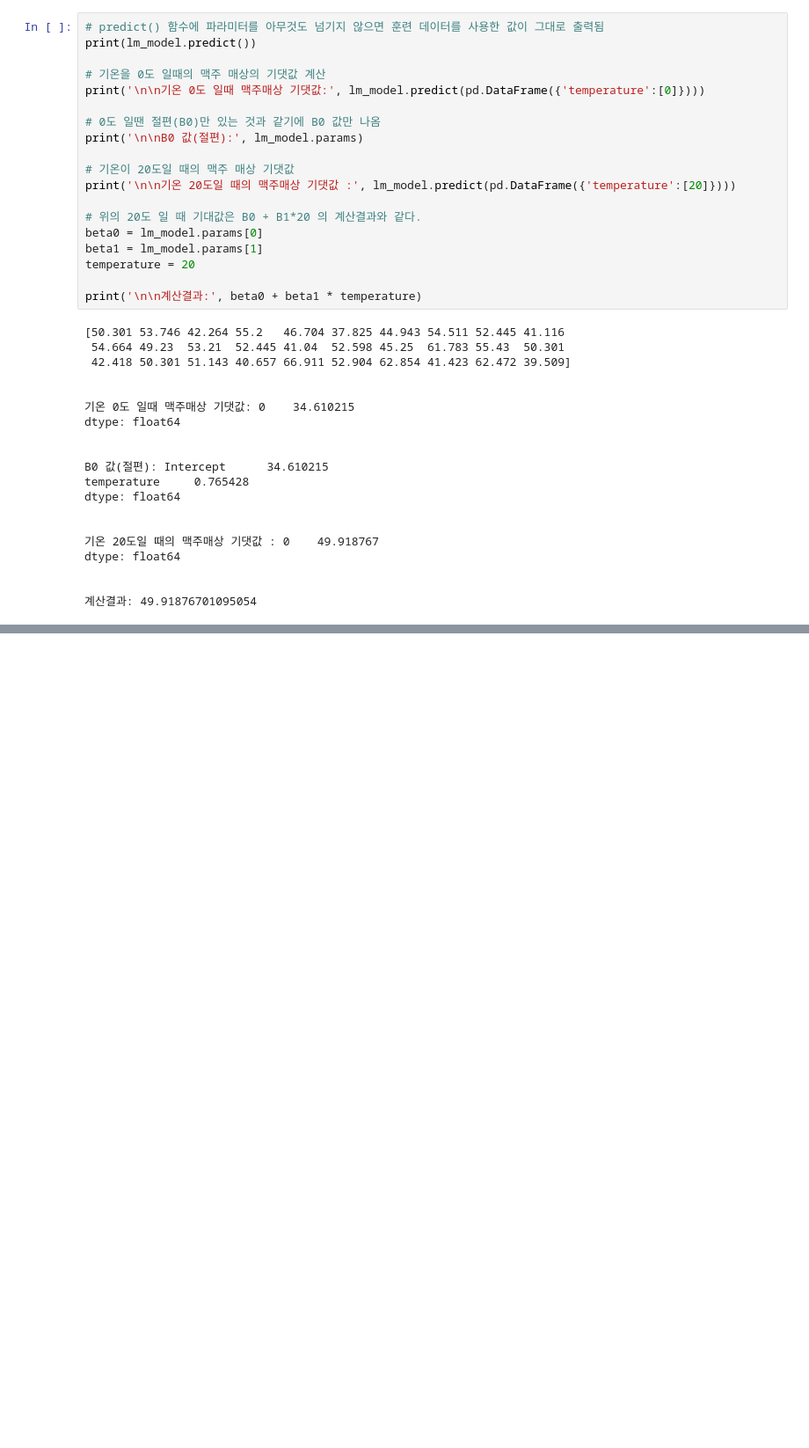
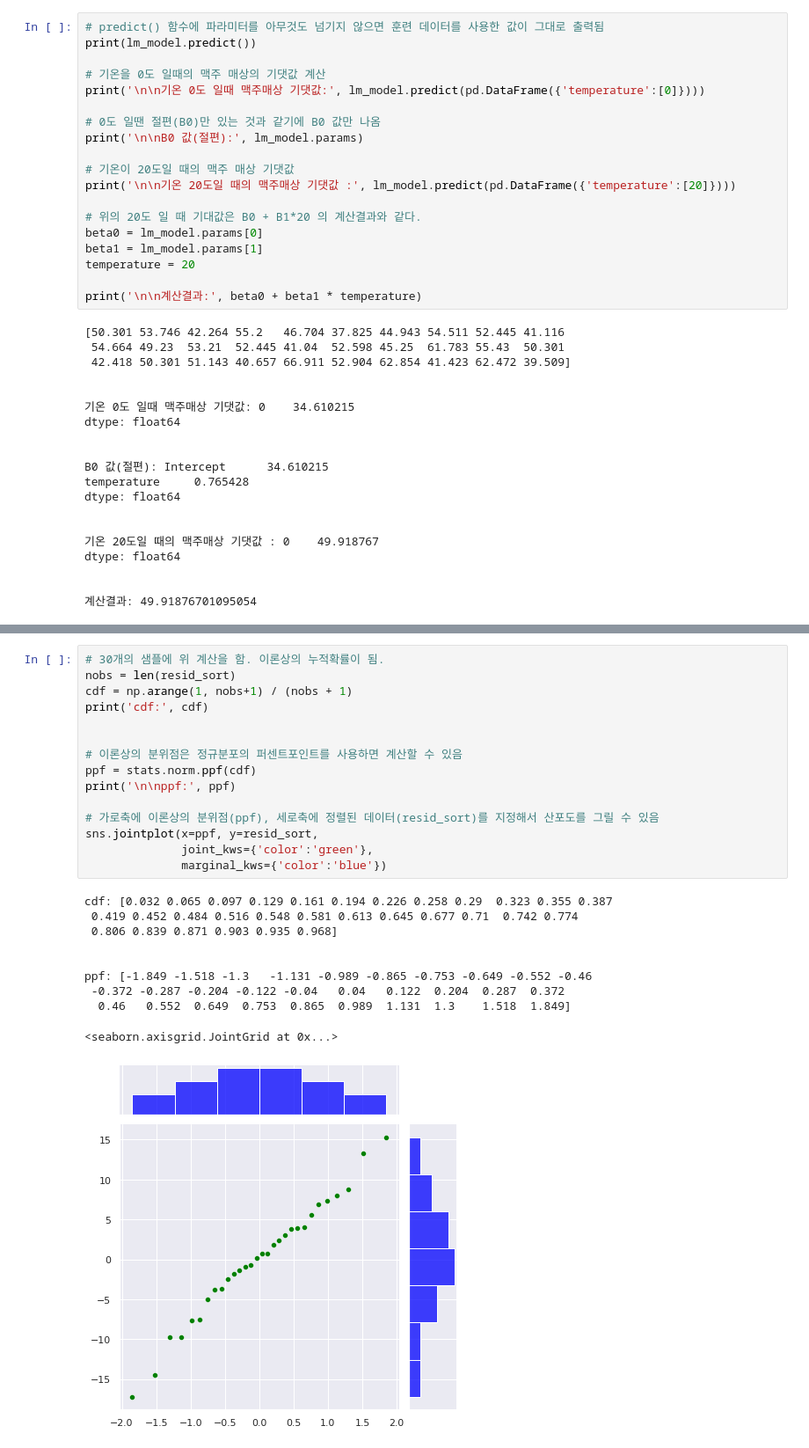
Before and after one commit to johyunkang/adp_certificate, a Jupyter notebook: stats_textbook_05.ipynb, the cells around one changed output, grey strips where cells are left out. Shown at 88% size. Saved outputs shown, nothing was run; the diff lists cells and outputs as text; blank space fills up the shorter version.

```diff
--- a/stats_textbook_05.ipynb
+++ b/stats_textbook_05.ipynb
@@ -209,0 +370,26 @@ dtype: float64
+# %%
+# 30개의 샘플에 위 계산을 함. 이론상의 누적확률이 됨.
+nobs = len(resid_sort)
+cdf = np.arange(1, nobs+1) / (nobs + 1)
+print('cdf:', cdf)
+
+
+# 이론상의 분위점은 정규분포의 퍼센트포인트를 사용하면 계산할 수 있음
+ppf = stats.norm.ppf(cdf)
+print('\n\nppf:', ppf)
+
+# 가로축에 이론상의 분위점(ppf), 세로축에 정렬된 데이터(resid_sort)를 지정해서 산포도를 그릴 수 있음
+sns.jointplot(x=ppf, y=resid_sort,
+              joint_kws={'color':'green'},
+              marginal_kws={'color':'blue'})
+# %% [output]
+cdf: [0.032 0.065 0.097 0.129 0.161 0.194 0.226 0.258 0.29  0.323 0.355 0.387
+ 0.419 0.452 0.484 0.516 0.548 0.581 0.613 0.645 0.677 0.71  0.742 0.774
+ 0.806 0.839 0.871 0.903 0.935 0.968]
+
+
+ppf: [-1.849 -1.518 -1.3   -1.131 -0.989 -0.865 -0.753 -0.649 -0.552 -0.46
+ -0.372 -0.287 -0.204 -0.122 -0.04   0.04   0.122  0.204  0.287  0.372
+  0.46   0.552  0.649  0.753  0.865  0.989  1.131  1.3    1.518  1.849]
+<seaborn.axisgrid.JointGrid at 0x...>
+[figure, added]
```
Also changed, not shown: parts of 25 cells of this notebook.
